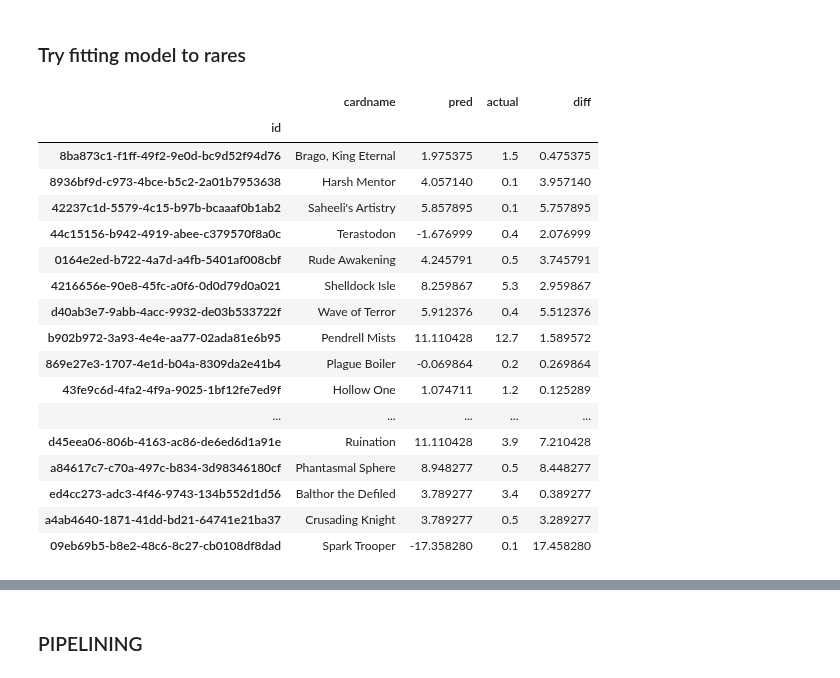
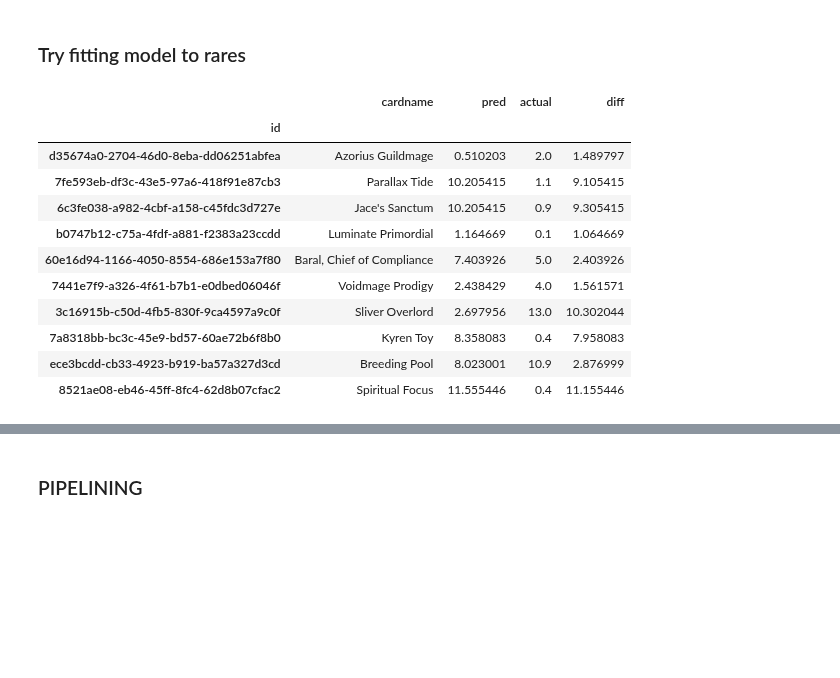
Before and after one commit to alexgcuevas/mystic-speculation, a Jupyter notebook: MVP_testing.ipynb, the cells around one changed output, grey strips where cells are left out. Saved outputs shown, nothing was run; the diff lists cells and outputs as text; code cells hidden in the pictures; blank space fills up the shorter version.

```diff
--- a/MVP_testing.ipynb
+++ b/MVP_testing.ipynb
@@ -267,50 +250,44 @@ raw_rare = raw_rare[(raw_rare['setname']!='Kaladesh Inventions') & (raw_rare['se
 abberant_researcher = CreatureFeatureTransformer()
 planeswalker = PlaneswalkerTransformer()
 raw_rare_eng = aberrant_researcher.transform(raw_rare)
 raw_rare_eng = planeswalker.transform(raw_rare_eng)
 raw_rare_eng.head(10)
 
 raw_rare_eng['reprint'] = 1*raw_rare_eng['reprint']
 clean_rare_eng = raw_rare_eng.fillna(value=-1)
 clean_rare_eng = pd.get_dummies(clean_rare_eng, columns=['rarity','layout','pt_type','l_type'], prefix='mvp')
 drop_features = ['cardname','setname','type_line','mana_cost','oracle_text','set','colors','color_identity','legalities','timestamp','price']
 
 y = clean_rare_eng['price']
 X = clean_rare_eng.drop(columns=drop_features)
 
 X_train, X_test, y_train, y_test = train_test_split(X, y)
 
 gbr = GradientBoostingRegressor()
 MVP_model = gbr.fit(X_train,y_train)
 
 y_pred = MVP_model.predict(X_test)
 
 results_df = X_test.merge(clean_rare_eng, left_index=True, right_index=True)
 results_df['pred'] = y_pred
 results_df['actual'] = y_test
 results_df['diff'] = np.abs(y_pred-y_test)
 
 results_df.head()
-results_df[['cardname','pred','actual','diff']].sample(50)
+results_df[['cardname','pred','actual','diff']].sample(10)
 # %% [output]
 |  | cardname | pred | actual | diff |
 | id |  |  |  |  |
-| 8ba873c1-f1ff-49f2-9e0d-bc9d52f94d76 | Brago, King Eternal | 1.975375 | 1.5 | 0.475375 |
-| 8936bf9d-c973-4bce-b5c2-2a01b7953638 | Harsh Mentor | 4.057140 | 0.1 | 3.957140 |
-| 42237c1d-5579-4c15-b97b-bcaaaf0b1ab2 | Saheeli's Artistry | 5.857895 | 0.1 | 5.757895 |
-| 44c15156-b942-4919-abee-c379570f8a0c | Terastodon | -1.676999 | 0.4 | 2.076999 |
-| 0164e2ed-b722-4a7d-a4fb-5401af008cbf | Rude Awakening | 4.245791 | 0.5 | 3.745791 |
-| 4216656e-90e8-45fc-a0f6-0d0d79d0a021 | Shelldock Isle | 8.259867 | 5.3 | 2.959867 |
-| d40ab3e7-9abb-4acc-9932-de03b533722f | Wave of Terror | 5.912376 | 0.4 | 5.512376 |
-| b902b972-3a93-4e4e-aa77-02ada81e6b95 | Pendrell Mists | 11.110428 | 12.7 | 1.589572 |
-| 869e27e3-1707-4e1d-b04a-8309da2e41b4 | Plague Boiler | -0.069864 | 0.2 | 0.269864 |
-| 43fe9c6d-4fa2-4f9a-9025-1bf12fe7ed9f | Hollow One | 1.074711 | 1.2 | 0.125289 |
-| ... | ... | ... | ... | ... |
-| d45eea06-806b-4163-ac86-de6ed6d1a91e | Ruination | 11.110428 | 3.9 | 7.210428 |
-| a84617c7-c70a-497c-b834-3d98346180cf | Phantasmal Sphere | 8.948277 | 0.5 | 8.448277 |
-| ed4cc273-adc3-4f46-9743-134b552d1d56 | Balthor the Defiled | 3.789277 | 3.4 | 0.389277 |
-| a4ab4640-1871-41dd-bd21-64741e21ba37 | Crusading Knight | 3.789277 | 0.5 | 3.289277 |
-| 09eb69b5-b8e2-48c6-8c27-cb0108df8dad | Spark Trooper | -17.358280 | 0.1 | 17.458280 |
+| d35674a0-2704-46d0-8eba-dd06251abfea | Azorius Guildmage | 0.510203 | 2.0 | 1.489797 |
+| 7fe593eb-df3c-43e5-97a6-418f91e87cb3 | Parallax Tide | 10.205415 | 1.1 | 9.105415 |
+| 6c3fe038-a982-4cbf-a158-c45fdc3d727e | Jace's Sanctum | 10.205415 | 0.9 | 9.305415 |
+| b0747b12-c75a-4fdf-a881-f2383a23ccdd | Luminate Primordial | 1.164669 | 0.1 | 1.064669 |
+| 60e16d94-1166-4050-8554-686e153a7f80 | Baral, Chief of Compliance | 7.403926 | 5.0 | 2.403926 |
+| 7441e7f9-a326-4f61-b7b1-e0dbed06046f | Voidmage Prodigy | 2.438429 | 4.0 | 1.561571 |
+| 3c16915b-c50d-4fb5-830f-9ca4597a9c0f | Sliver Overlord | 2.697956 | 13.0 | 10.302044 |
+| 7a8318bb-bc3c-45e9-bd57-60ae72b6f8b0 | Kyren Toy | 8.358083 | 0.4 | 7.958083 |
+| ece3bcdd-cb33-4923-b919-ba57a327d3cd | Breeding Pool | 8.023001 | 10.9 | 2.876999 |
+| 8521ae08-eb46-45ff-8fc4-62d8b07cfac2 | Spiritual Focus | 11.555446 | 0.4 | 11.155446 |
 # %%
 feature_importances = np.array([list(X.columns), list(MVP_model.feature_importances_)]).T
 feature_importances[feature_imporances[:,1].argsort()[::-1]]
```
Also changed, not shown: parts of 18 cells of this notebook, 3 other files.
